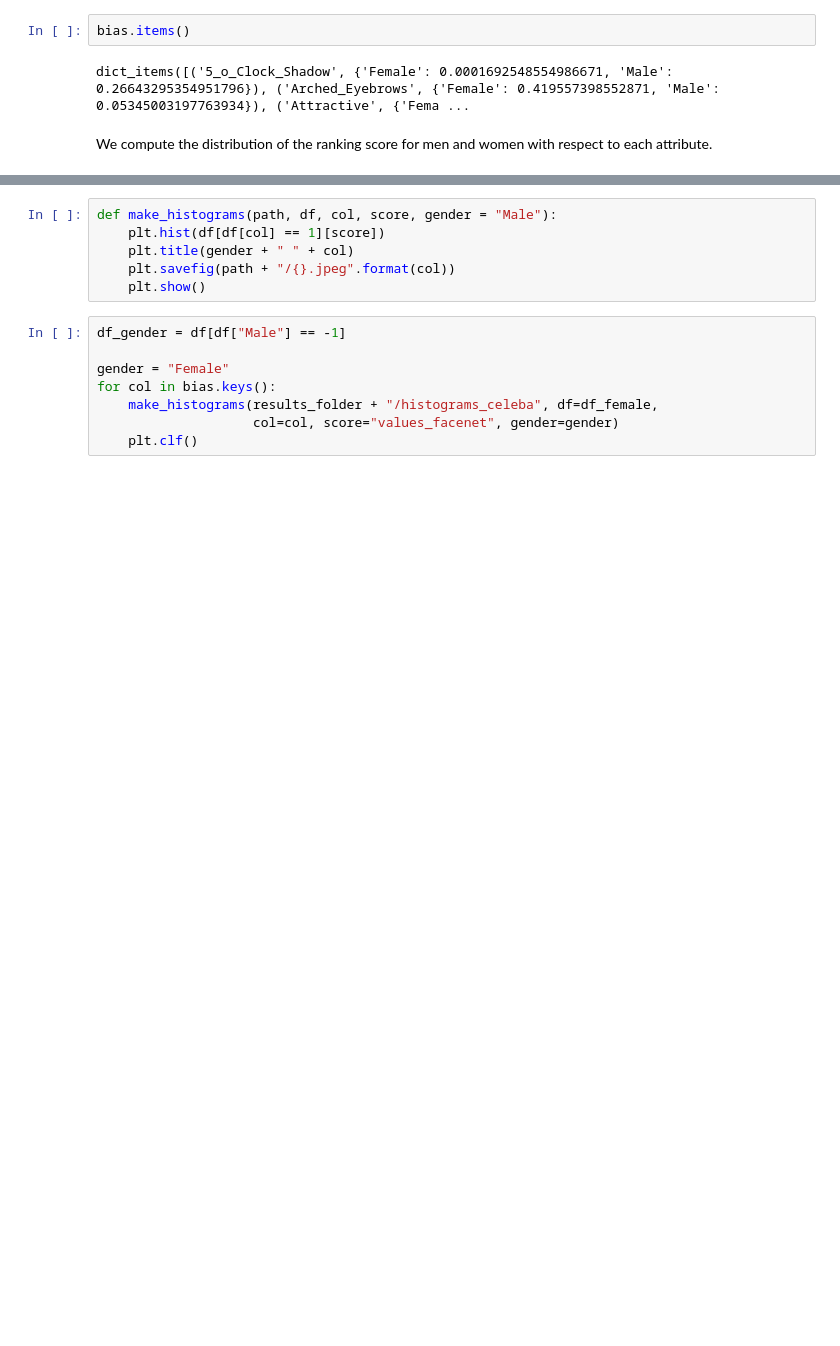
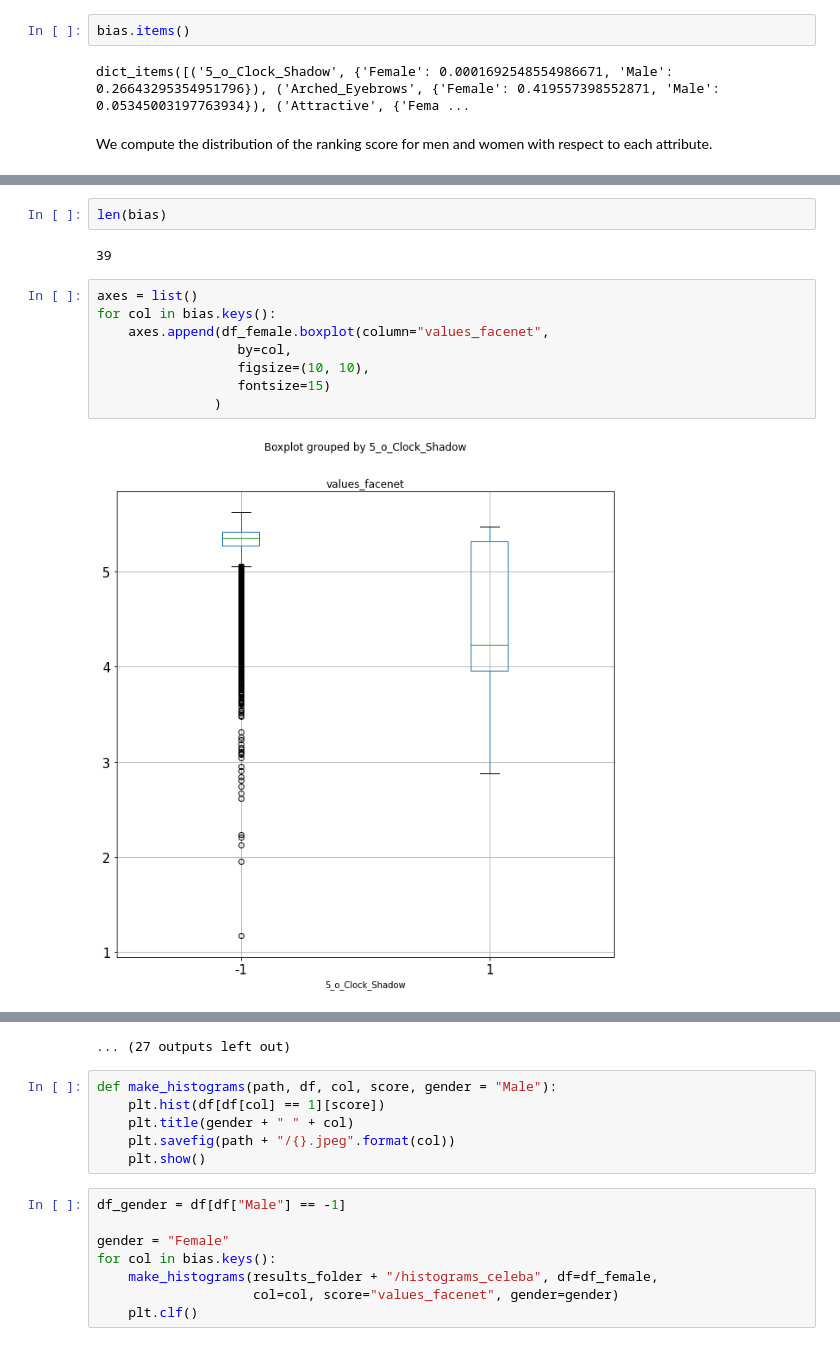
Before and after one commit to nobias-project/OT-ICNN-bias, a Jupyter notebook: notebooks/Evaluation_Experiments_CelebA.ipynb, the cells around one changed output, grey strips where cells are left out. Drawn from its saved outputs; the diff is of its cells as text; blank space fills up the shorter version.

```diff
--- a/notebooks/Evaluation_Experiments_CelebA.ipynb
+++ b/notebooks/Evaluation_Experiments_CelebA.ipynb
@@ -113,0 +124,14 @@ We compute the distribution of the ranking score for men and women with respect
+# %%
+len(bias)
+# %% [output]
+39
+# %%
+axes = list()
+for col in bias.keys():
+    axes.append(df_female.boxplot(column="values_facenet",
+                  by=col,
+                  figsize=(10, 10),
+                  fontsize=15)
+               )
+# %% [output]
+[figure, added]
@@ -114,3 +149,4 @@ We compute the distribution of the ranking score for men and women with respect
+... (27 outputs left out)
 # %%
 def make_histograms(path, df, col, score, gender = "Male"):
     plt.hist(df[df[col] == 1][score])
```
Also changed, not shown: parts of 18 cells of this notebook, 43 other files.
